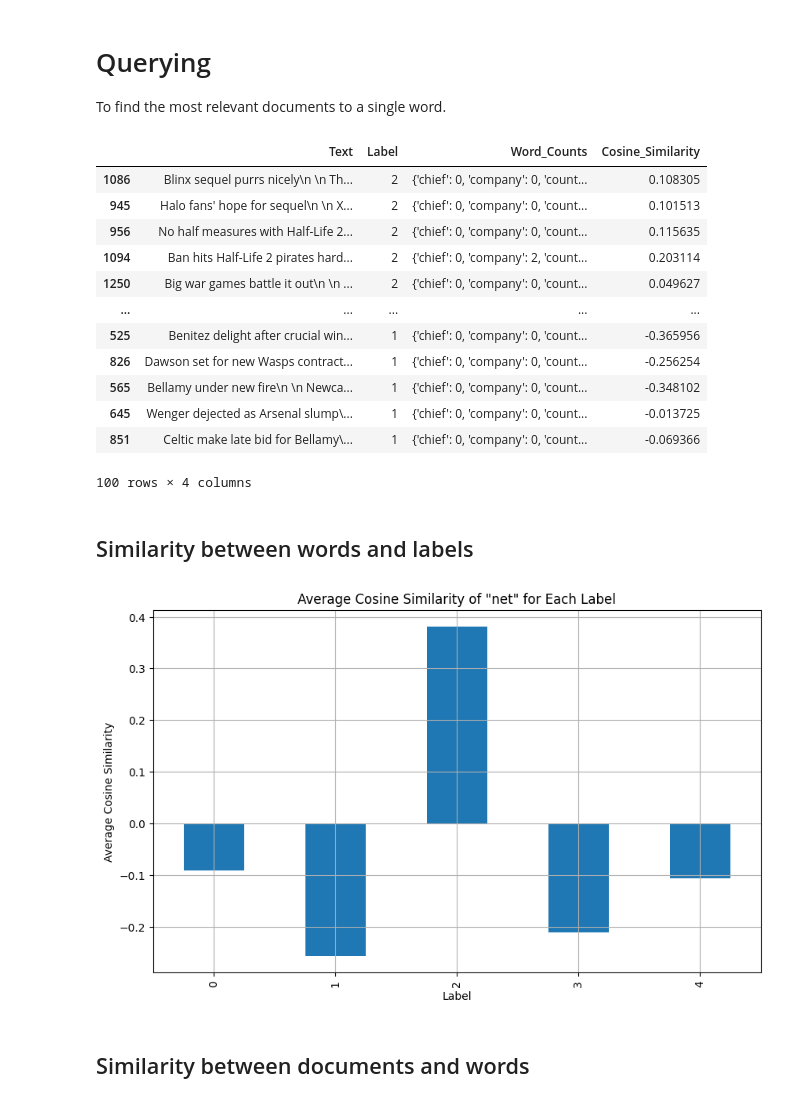
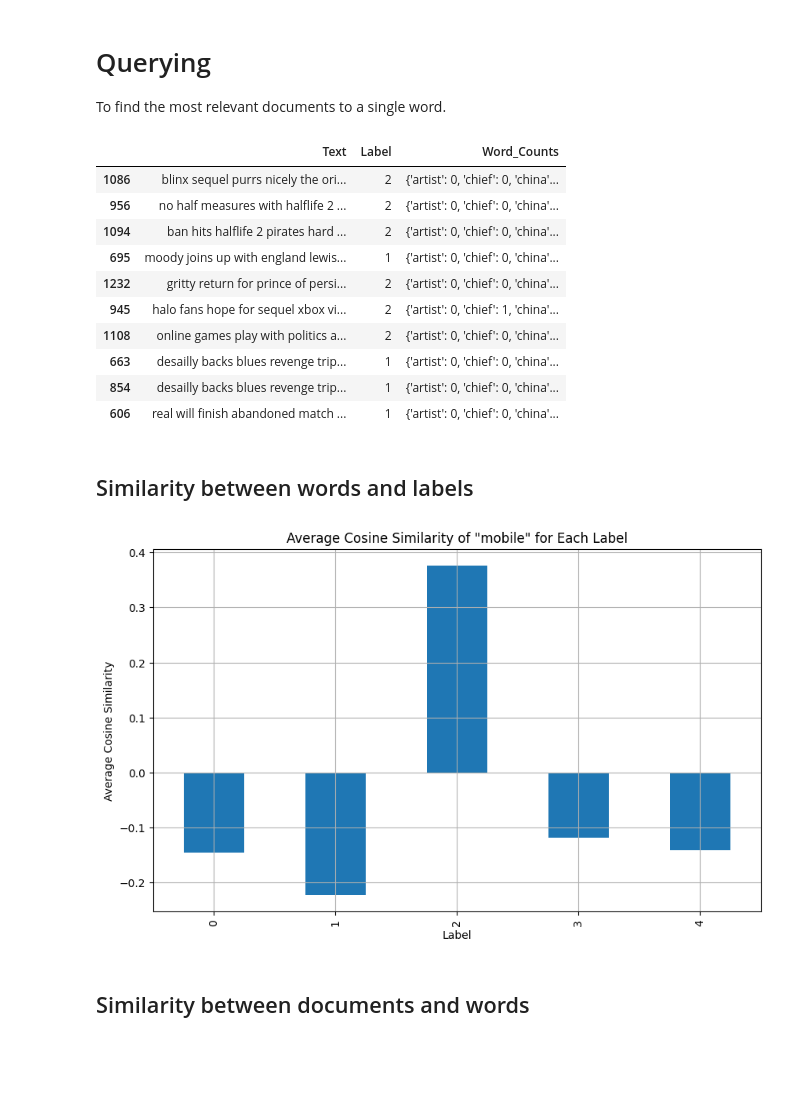
Before and after one commit to erfanasgari21/LSA_News_Classification, a Jupyter notebook: Code.ipynb, the cells around one changed output. Drawn from its saved outputs; the diff is of its cells as text; code cells hidden in the pictures; blank space fills up the shorter version.

```diff
--- a/Code.ipynb
+++ b/Code.ipynb
@@ -273,11 +271,11 @@ plot_heatmap(vocab_df_7, 'Vocabulary Representation (First 9 Components)')
 # %% [markdown]
 ## Intuition of each component (concept)
 # %%
-# Find the 10 words with the strongest values for each component
+# Find the 5 words with the strongest values for each component
 top_words = {}
 for i in range(n_components):
     component_loadings = vocab_representation[:, i]
-    top_indices = abs(component_loadings).argsort()[-10:][::-1]  # Get indices of top 10 values
+    top_indices = abs(component_loadings).argsort()[-5:][::-1]  # Get indices of top 10 values
     top_words[f'Component_{i+1}'] = [(important_words[idx], component_loadings[idx]) for idx in top_indices]
 
 # Print the top 10 words and their values for each component
@@ -360,38 +358,36 @@ relevant_indices, _ = find_relevant_documents(word,  lsi_df.drop(columns=['Label
 relevant_texts = df.loc[relevant_indices[:10]]
 relevant_texts
 # %% [output]
-|  | Text | Label | Word_Counts | Cosine_Similarity |
-| 1086 | Blinx sequel purrs nicely\n \n Th... | 2 | {'chief': 0, 'company': 0, 'count... | 0.108305 |
-| 945 | Halo fans' hope for sequel\n \n X... | 2 | {'chief': 0, 'company': 0, 'count... | 0.101513 |
-| 956 | No half measures with Half-Life 2... | 2 | {'chief': 0, 'company': 0, 'count... | 0.115635 |
-| 1094 | Ban hits Half-Life 2 pirates hard... | 2 | {'chief': 0, 'company': 2, 'count... | 0.203114 |
-| 1250 | Big war games battle it out\n \n ... | 2 | {'chief': 0, 'company': 0, 'count... | 0.049627 |
-| ... | ... | ... | ... | ... |
-| 525 | Benitez delight after crucial win... | 1 | {'chief': 0, 'company': 0, 'count... | -0.365956 |
-| 826 | Dawson set for new Wasps contract... | 1 | {'chief': 0, 'company': 0, 'count... | -0.256254 |
-| 565 | Bellamy under new fire\n \n Newca... | 1 | {'chief': 0, 'company': 0, 'count... | -0.348102 |
-| 645 | Wenger dejected as Arsenal slump\... | 1 | {'chief': 0, 'company': 0, 'count... | -0.013725 |
-| 851 | Celtic make late bid for Bellamy\... | 1 | {'chief': 0, 'company': 0, 'count... | -0.069366 |
+|  | Text | Label | Word_Counts |
+| 1086 | blinx sequel purrs nicely the ori... | 2 | {'artist': 0, 'chief': 0, 'china'... |
+| 956 | no half measures with halflife 2 ... | 2 | {'artist': 0, 'chief': 0, 'china'... |
+| 1094 | ban hits halflife 2 pirates hard ... | 2 | {'artist': 0, 'chief': 0, 'china'... |
+| 695 | moody joins up with england lewis... | 1 | {'artist': 0, 'chief': 0, 'china'... |
+| 1232 | gritty return for prince of persi... | 2 | {'artist': 0, 'chief': 0, 'china'... |
+| 945 | halo fans hope for sequel xbox vi... | 2 | {'artist': 0, 'chief': 1, 'china'... |
+| 1108 | online games play with politics a... | 2 | {'artist': 0, 'chief': 0, 'china'... |
+| 663 | desailly backs blues revenge trip... | 1 | {'artist': 0, 'chief': 0, 'china'... |
+| 854 | desailly backs blues revenge trip... | 1 | {'artist': 0, 'chief': 0, 'china'... |
+| 606 | real will finish abandoned match ... | 1 | {'artist': 0, 'chief': 0, 'china'... |
-100 rows × 4 columns
 # %% [markdown]
 ## Similarity between words and labels
 # %%
-word = 'net'
+word = 'mobile'
 relevant_indices, cosine_similarities = find_relevant_documents(word, lsi_df.drop(columns=['Label']), important_words)
 
 df['Cosine_Similarity'] = cosine_similarities
 
 average_cosine_similarity_per_label = df.groupby('Label')['Cosine_Similarity'].mean()
 
 plt.figure(figsize=(10, 6))
 average_cosine_similarity_per_label.plot(kind='bar')
 plt.title(f'Average Cosine Similarity of "{word}" for Each Label')
 plt.xlabel('Label')
 plt.ylabel('Average Cosine Similarity')
 plt.grid(True)
 plt.show()
 # %% [output]
-[figure, old version]
+[figure, new version]
 # %% [markdown]
 ## Similarity between documents and words
 # %%
```
Also changed, not shown: parts of 9 cells of this notebook.
